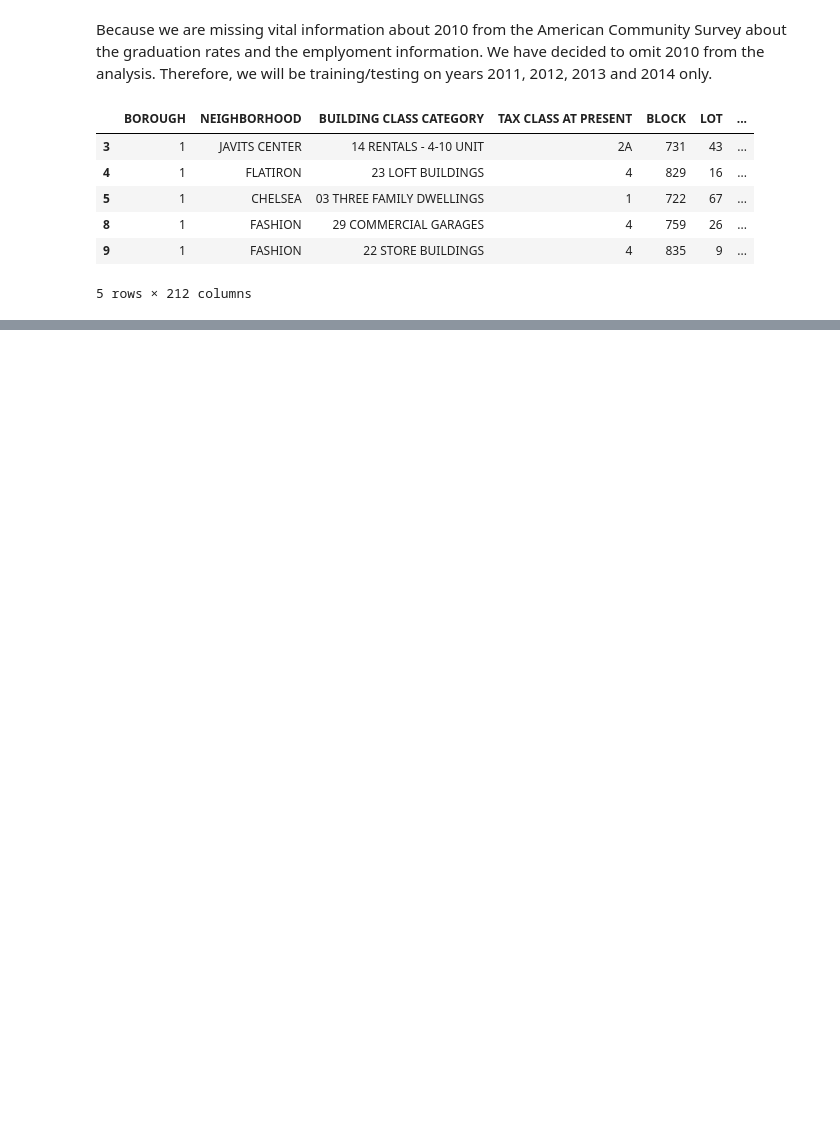
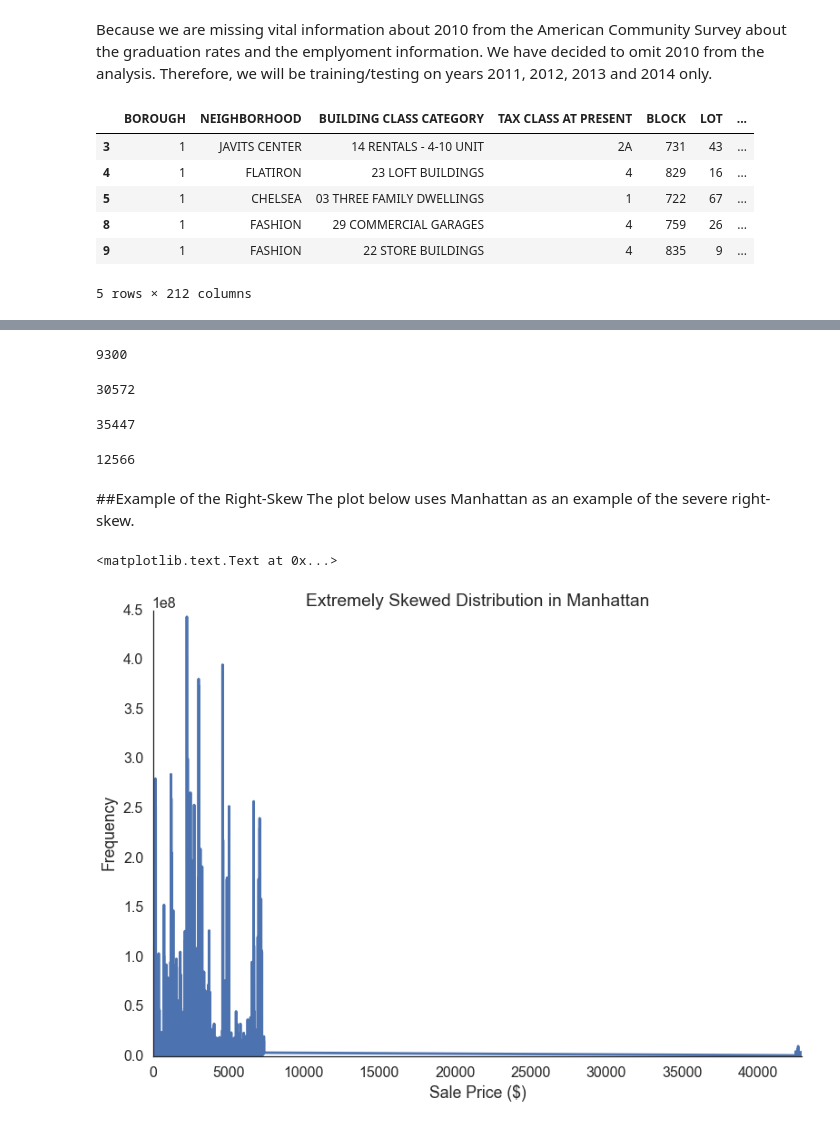
Before and after one commit to jkelleher17/apirates, a Jupyter notebook: Book1.ipynb, the cells around one changed output, grey strips where cells are left out. Saved outputs shown, nothing was run; the diff lists cells and outputs as text; code cells hidden in the pictures; blank space fills up the shorter version.

```diff
--- a/Book1.ipynb
+++ b/Book1.ipynb
@@ -977,0 +1043,13 @@ Pickle the final DataFrame for the other notebooks to use.
+# %%
+cleandf = pickle
+# %%
+# 1 = MANHATTAN
+manhattan = cleandf[cleandf['BOROUGH'] == 1]
+# 2 = BRONX
+bronx = cleandf[cleandf['BOROUGH'] == 2]
+# 3 = BROOKLYN
+brooklyn = cleandf[cleandf['BOROUGH'] == 3]
+# 4 = QUEENS
+queens = cleandf[cleandf['BOROUGH'] == 4]
+# 5 = STATEN ISLAND
+statenisland = cleandf[cleandf['BOROUGH'] == 5]
@@ -977,0 +1060,30 @@ Pickle the final DataFrame for the other notebooks to use.
+# %%
+len(bronx['BOROUGH'])
+# %% [output]
+9300
+# %%
+len(brooklyn['BOROUGH'])
+# %% [output]
+30572
+# %%
+len(queens['BOROUGH'])
+# %% [output]
+35447
+# %%
+len(statenisland['BOROUGH'])
+# %% [output]
+12566
+# %% [markdown]
+##Example of the Right-Skew
+<a id = '6.1'></a>
+The plot below uses Manhattan as an example of the severe right-skew.
+# %%
+sns.set_style('white')
+manhattan['SALE PRICE'].plot()
+sns.despine()
+plt.xlabel('Sale Price ($)')
+plt.ylabel('Frequency')
+plt.title('Extremely Skewed Distribution in Manhattan')
+# %% [output]
+<matplotlib.text.Text at 0x...>
+[figure, added]
```
Also changed, not shown: parts of 28 cells of this notebook.
